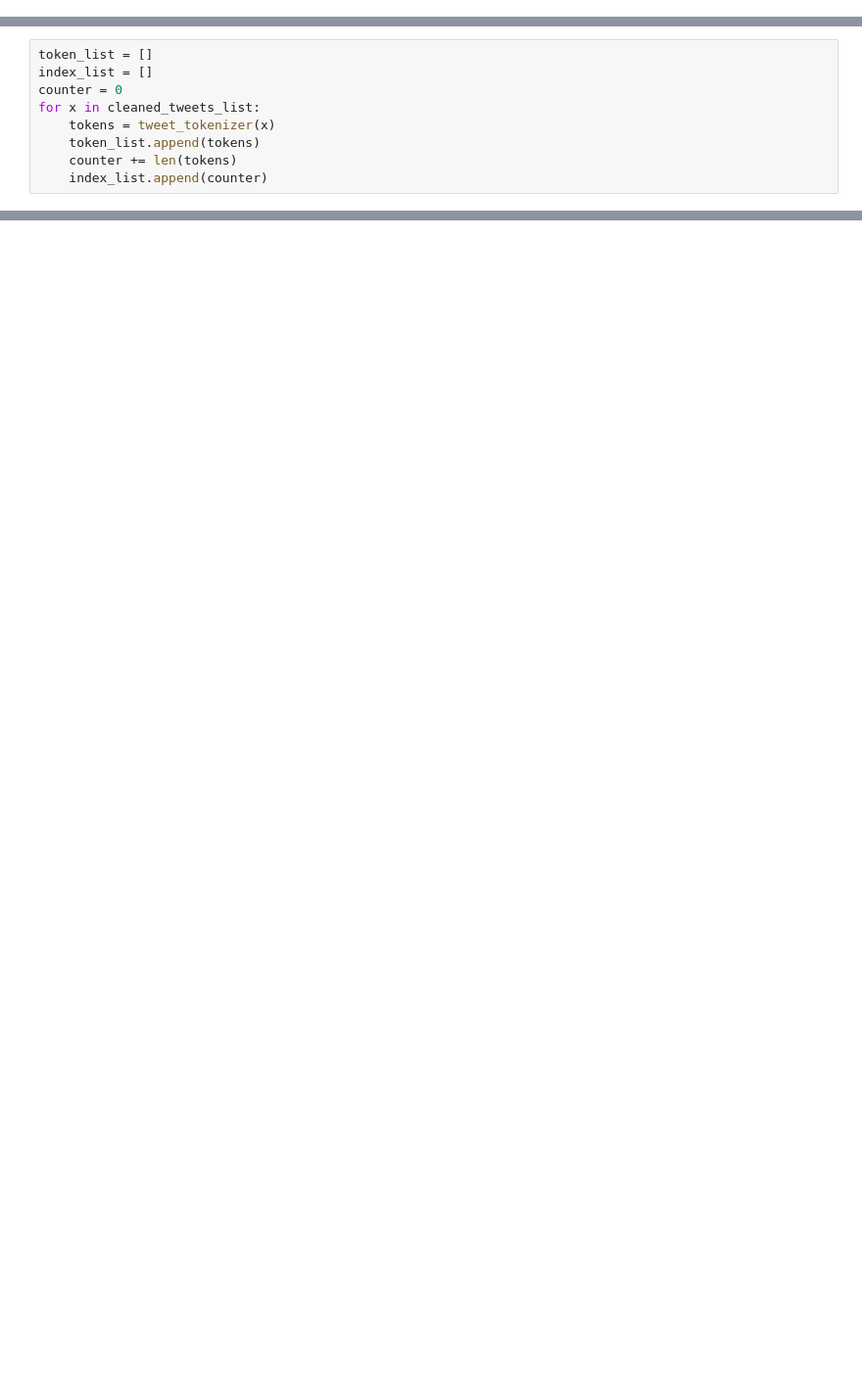
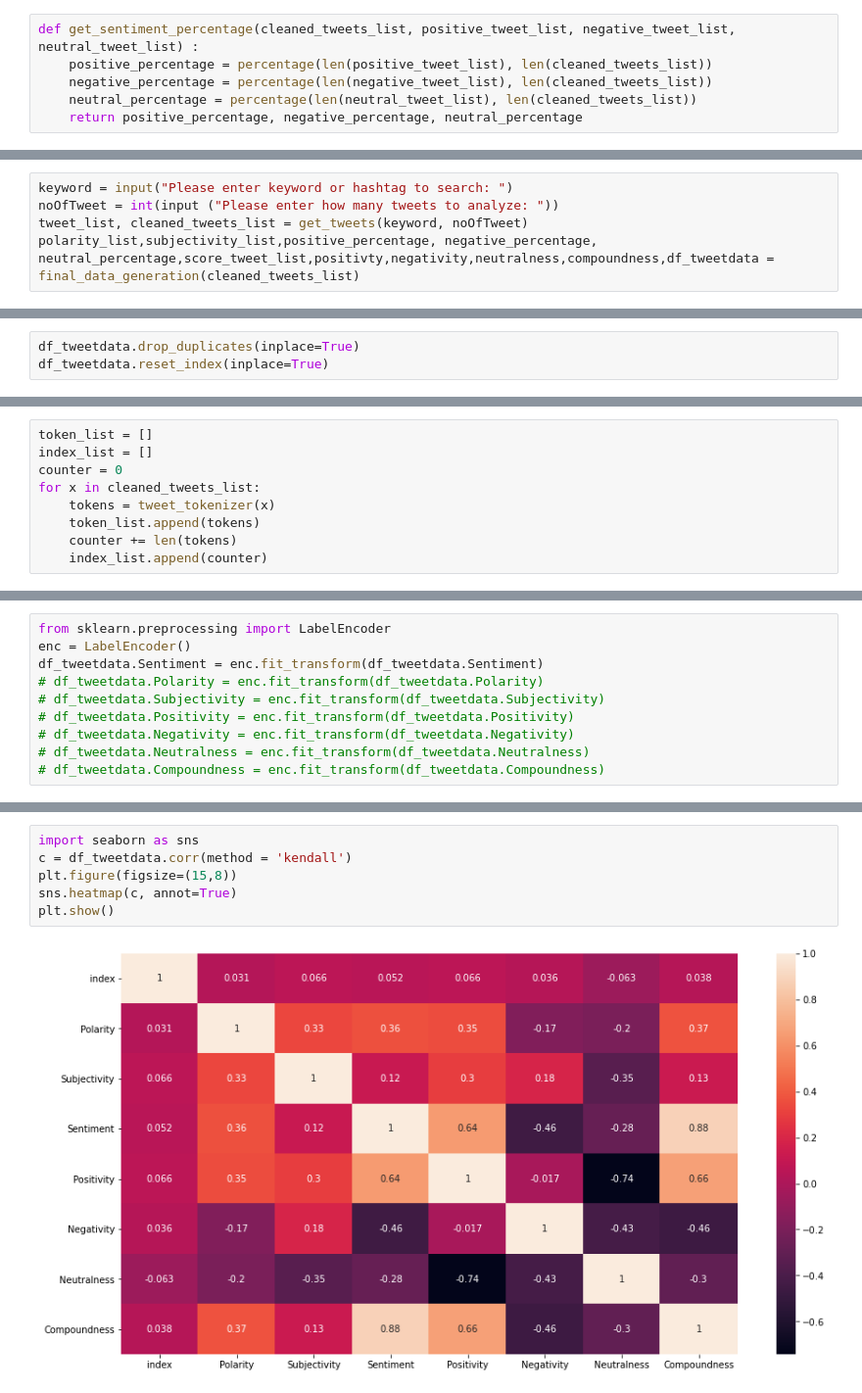
Before and after one commit to umangmystery/vanir, a Jupyter notebook: WIP_Sentiment_Analysis.ipynb, the cells around one changed output, grey strips where cells are left out. Shown at 98% size. Drawn from its saved outputs; the diff is of its cells as text; blank space fills up the shorter version.

```diff
--- a/WIP_Sentiment_Analysis.ipynb
+++ b/WIP_Sentiment_Analysis.ipynb
@@ -78,0 +99,6 @@ Please enter how many tweets to analyze:  100
+# %%
+def get_sentiment_percentage(cleaned_tweets_list, positive_tweet_list, negative_tweet_list, neutral_tweet_list) :
+    positive_percentage = percentage(len(positive_tweet_list), len(cleaned_tweets_list))
+    negative_percentage = percentage(len(negative_tweet_list), len(cleaned_tweets_list))
+    neutral_percentage = percentage(len(neutral_tweet_list), len(cleaned_tweets_list))
+    return positive_percentage, negative_percentage, neutral_percentage
@@ -78,0 +154,5 @@ Please enter how many tweets to analyze:  100
+# %%
+keyword = input("Please enter keyword or hashtag to search: ")
+noOfTweet = int(input ("Please enter how many tweets to analyze: "))
+tweet_list, cleaned_tweets_list = get_tweets(keyword, noOfTweet)
+polarity_list,subjectivity_list,positive_percentage, negative_percentage, neutral_percentage,score_tweet_list,positivty,negativity,neutralness,compoundness,df_tweetdata = final_data_generation(cleaned_tweets_list)
@@ -130,0 +237,3 @@ Subjectivity 0.0
+# %%
+df_tweetdata.drop_duplicates(inplace=True)
+df_tweetdata.reset_index(inplace=True)
@@ -162,0 +273,10 @@ Word: ['The', 'border', 'crisis', 'isn', 't', 'a', 'seasonal', 'issue', 'It', 's
+# %%
+from sklearn.preprocessing import LabelEncoder
+enc = LabelEncoder()
+df_tweetdata.Sentiment = enc.fit_transform(df_tweetdata.Sentiment)
+# df_tweetdata.Polarity = enc.fit_transform(df_tweetdata.Polarity)
+# df_tweetdata.Subjectivity = enc.fit_transform(df_tweetdata.Subjectivity)
+# df_tweetdata.Positivity = enc.fit_transform(df_tweetdata.Positivity)
+# df_tweetdata.Negativity = enc.fit_transform(df_tweetdata.Negativity)
+# df_tweetdata.Neutralness = enc.fit_transform(df_tweetdata.Neutralness)
+# df_tweetdata.Compoundness = enc.fit_transform(df_tweetdata.Compoundness)
@@ -162,0 +297,8 @@ Word: ['The', 'border', 'crisis', 'isn', 't', 'a', 'seasonal', 'issue', 'It', 's
+# %%
+import seaborn as sns
+c = df_tweetdata.corr(method = 'kendall')
+plt.figure(figsize=(15,8))
+sns.heatmap(c, annot=True)
+plt.show()
+# %% [output]
+[figure, added]
```
Also changed, not shown: parts of 25 cells of this notebook.
